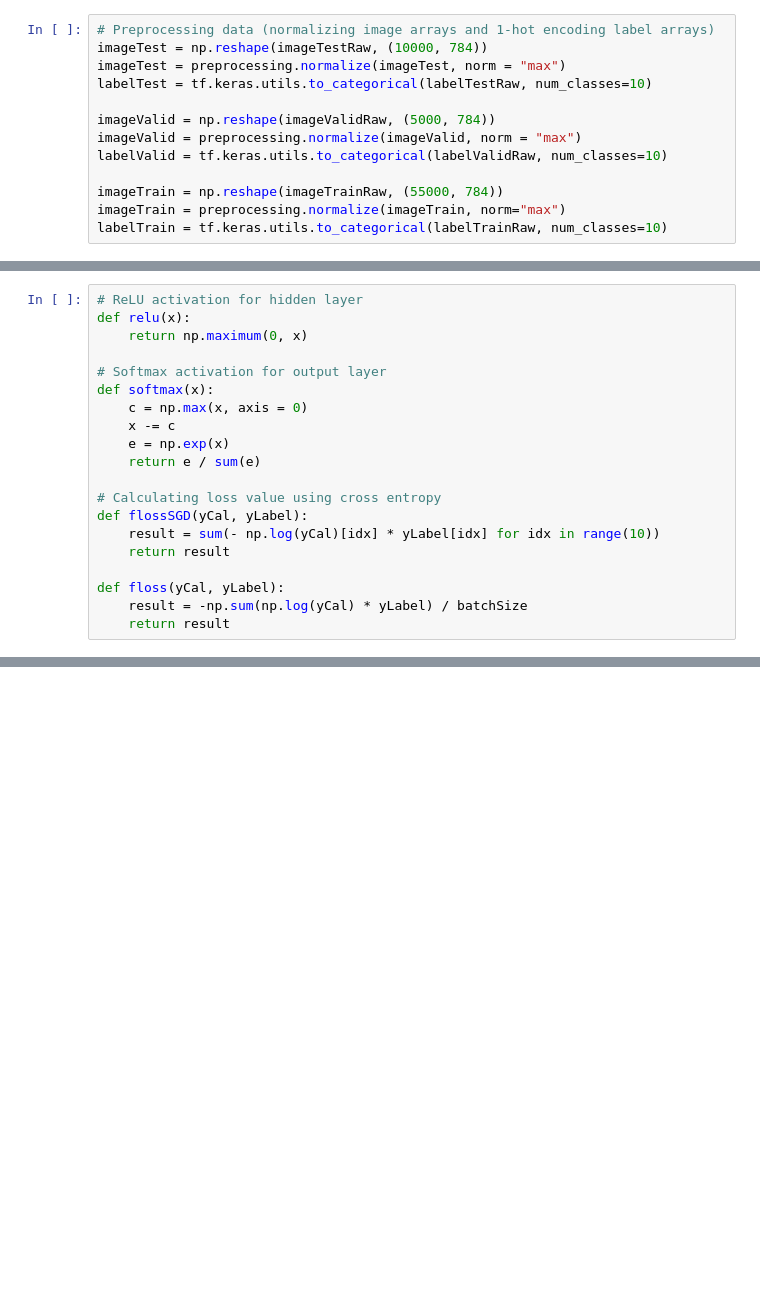
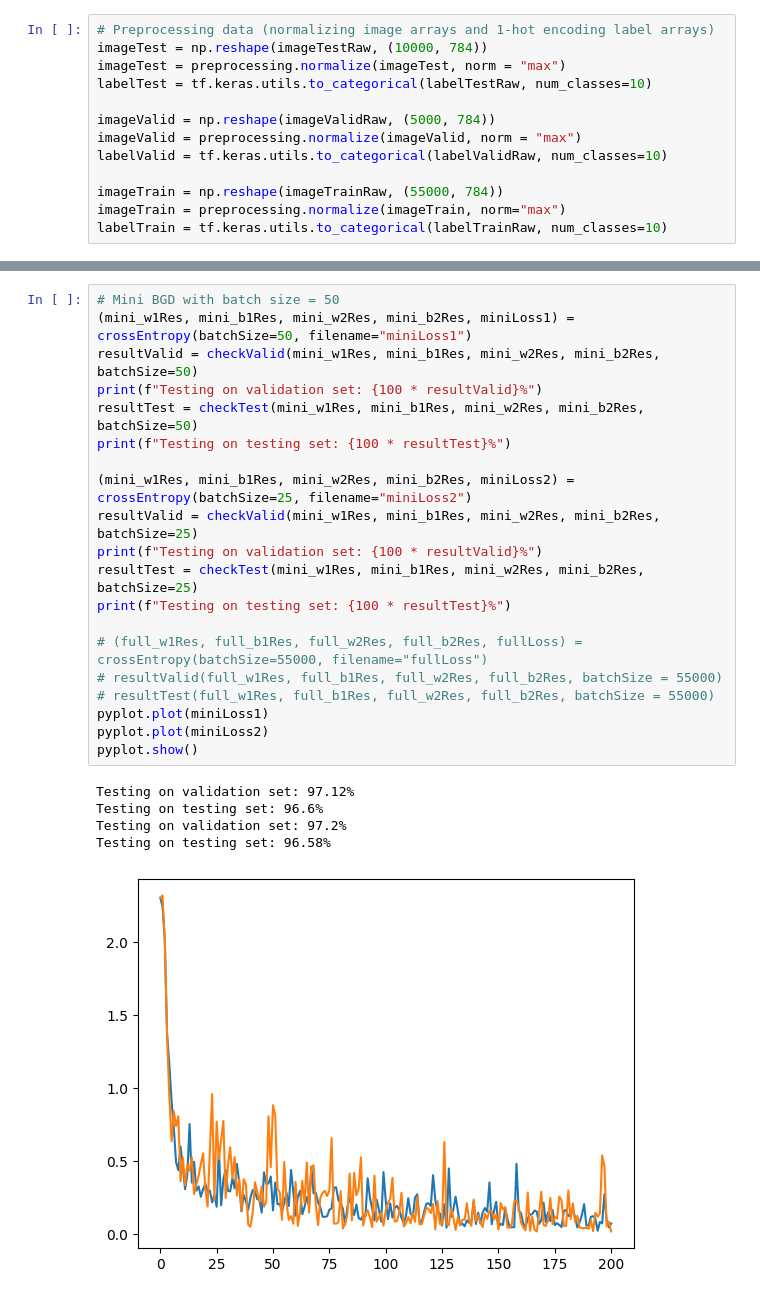
Before and after one commit to TheNMD/ai-project, a Jupyter notebook: digitreg.ipynb, the cells around one changed output, grey strips where cells are left out. Cells and saved outputs as stored; diff of their text form; blank space fills up the shorter version.

```diff
--- a/digitreg.ipynb
+++ b/digitreg.ipynb
@@ -65,24 +68,4 @@ etaDecay = 1      # Learning rate decay
 dInput = 784      # Input layer (28x28 pixels)
 dHidden = 400     # Hidden layer (16x16 pixel)
 dOutput = 10      # Output layer (0-9 digits)
-# %%
-# ReLU activation for hidden layer
-def relu(x):
-    return np.maximum(0, x)
-
-# Softmax activation for output layer
-def softmax(x):
-    c = np.max(x, axis = 0)
-    x -= c
-    e = np.exp(x)
-    return e / sum(e)
-
-# Calculating loss value using cross entropy
-def flossSGD(yCal, yLabel):
-    result = sum(- np.log(yCal)[idx] * yLabel[idx] for idx in range(10))
-    return result
-
-def floss(yCal, yLabel):
-    result = -np.sum(np.log(yCal) * yLabel) / batchSize
-    return result
 # %%
@@ -155,0 +184,26 @@ print(count / 10000)
+# %%
+# Mini BGD with batch size = 50
+(mini_w1Res, mini_b1Res, mini_w2Res, mini_b2Res, miniLoss1) = crossEntropy(batchSize=50, filename="miniLoss1")
+resultValid = checkValid(mini_w1Res, mini_b1Res, mini_w2Res, mini_b2Res, batchSize=50)
+print(f"Testing on validation set: {100 * resultValid}%")
+resultTest = checkTest(mini_w1Res, mini_b1Res, mini_w2Res, mini_b2Res, batchSize=50)
+print(f"Testing on testing set: {100 * resultTest}%")
+
+(mini_w1Res, mini_b1Res, mini_w2Res, mini_b2Res, miniLoss2) = crossEntropy(batchSize=25, filename="miniLoss2")
+resultValid = checkValid(mini_w1Res, mini_b1Res, mini_w2Res, mini_b2Res, batchSize=25)
+print(f"Testing on validation set: {100 * resultValid}%")
+resultTest = checkTest(mini_w1Res, mini_b1Res, mini_w2Res, mini_b2Res, batchSize=25)
+print(f"Testing on testing set: {100 * resultTest}%")
+
+# (full_w1Res, full_b1Res, full_w2Res, full_b2Res, fullLoss) = crossEntropy(batchSize=55000, filename="fullLoss")
+# resultValid(full_w1Res, full_b1Res, full_w2Res, full_b2Res, batchSize = 55000)
+# resultTest(full_w1Res, full_b1Res, full_w2Res, full_b2Res, batchSize = 55000)
+pyplot.plot(miniLoss1)
+pyplot.plot(miniLoss2)
+pyplot.show()
+# %% [output]
+Testing on validation set: 97.12%
+Testing on testing set: 96.6%
+Testing on validation set: 97.2%
+Testing on testing set: 96.58%
+[figure, added]
```
Also changed, not shown: parts of 6 cells of this notebook, 4 other files.
